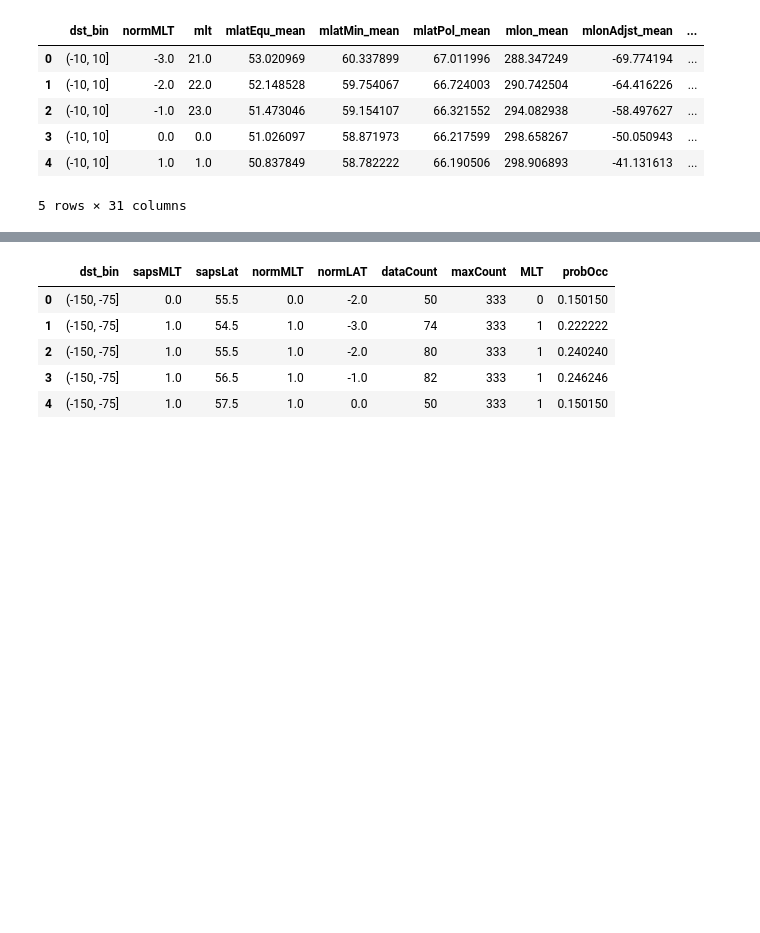
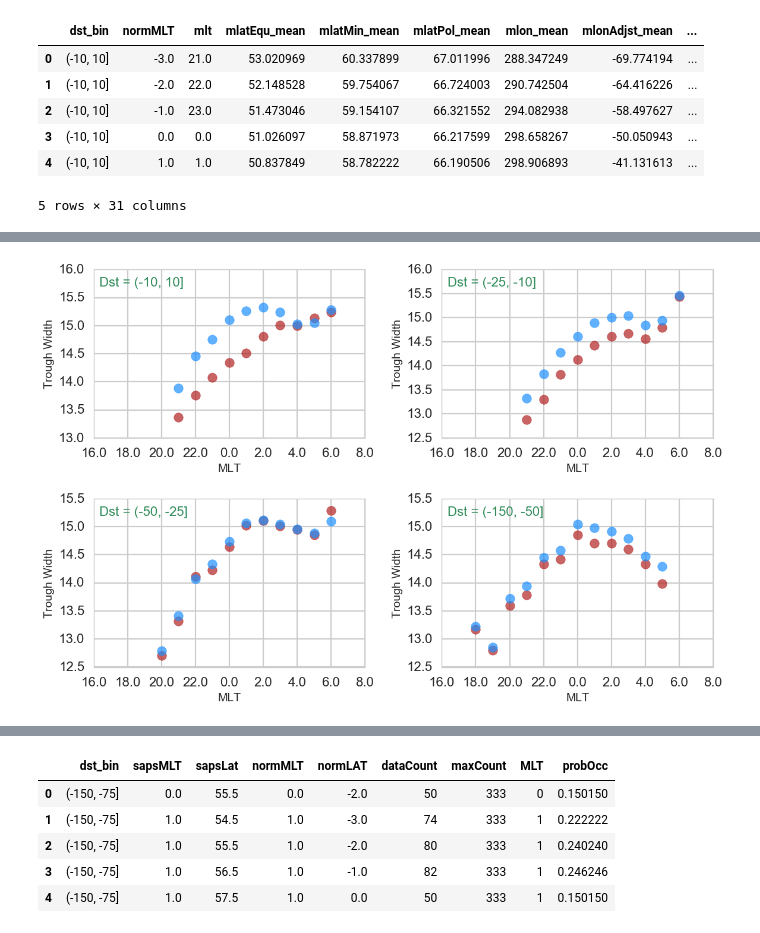
Before and after one commit to bharatreddy/sapstec, a Jupyter notebook: ipy/saps_tec.ipynb, the cells around one changed output, grey strips where cells are left out. Drawn from its saved outputs; the diff is of its cells as text; code cells hidden in the pictures; blank space fills up the shorter version.

```diff
--- a/ipy/saps_tec.ipynb
+++ b/ipy/saps_tec.ipynb
@@ -222,3 +222,46 @@ plt.savefig("../figs/MLT-saps-nonSaps.pdf",bbox_inches='tight')
+# %%
+dstBinArrSorted = ['(-10, 10]', '(-25, -10]', '(-50, -25]', '(-150, -50]']
+
+bins = numpy.arange(50,70,1)
+
+f = plt.figure(figsize=(12, 8))
+axArr = []
+axArr.append( f.add_subplot(2,2,1) )
+axArr.append( f.add_subplot(2,2,2) )
+axArr.append( f.add_subplot(2,2,3) )
+axArr.append( f.add_subplot(2,2,4) )
+
+for dstInd, currDst in enumerate(dstBinArrSorted):
+    currSapsDF = trghMeanSapsDF[ trghMeanSapsDF["dst_bin"] == currDst ]
+    currAllDF = trghMeanDF[ trghMeanDF["dst_bin"] == currDst ]
+
+    axArr[dstInd].scatter(currSapsDF['normMLT'],
+            currSapsDF['delMlat_mean'],
+            marker='o',
+            color="firebrick",
+            alpha=0.7,
+            s = 124,
+            label='SAPS TIME')
+    axArr[dstInd].scatter(currAllDF['normMLT'],
+            currAllDF['delMlat_mean'],
+            marker='o',
+            color="dodgerblue",
+            alpha=0.7,
+            s = 124,
+            label='NON SAPS TIME')
+
+    axArr[dstInd].text(0.02, 0.9,  "Dst = " + currDst,
+            transform=axArr[dstInd].transAxes,
+            color='seagreen', fontsize=16)
+    axArr[dstInd].set_xlabel("MLT", fontsize=14)
+    axArr[dstInd].set_ylabel("Trough Width", fontsize=14)
+    axArr[dstInd].set_xlim([-8,8])
+    axArr[dstInd].tick_params(labelsize=16)
+    axArr[dstInd].xaxis.set_major_formatter(FuncFormatter(format_mlt_normMLT_ticks))
+plt.tight_layout()
+plt.savefig("../figs/trgh-width-compr.pdf",bbox_inches='tight')
+# %% [output]
+[figure, added]
 # %%
 # Make a comparison plot of the data
 # for prob of occ at diff locs
```
Also changed, not shown: parts of 7 cells of this notebook, 6 other files.
